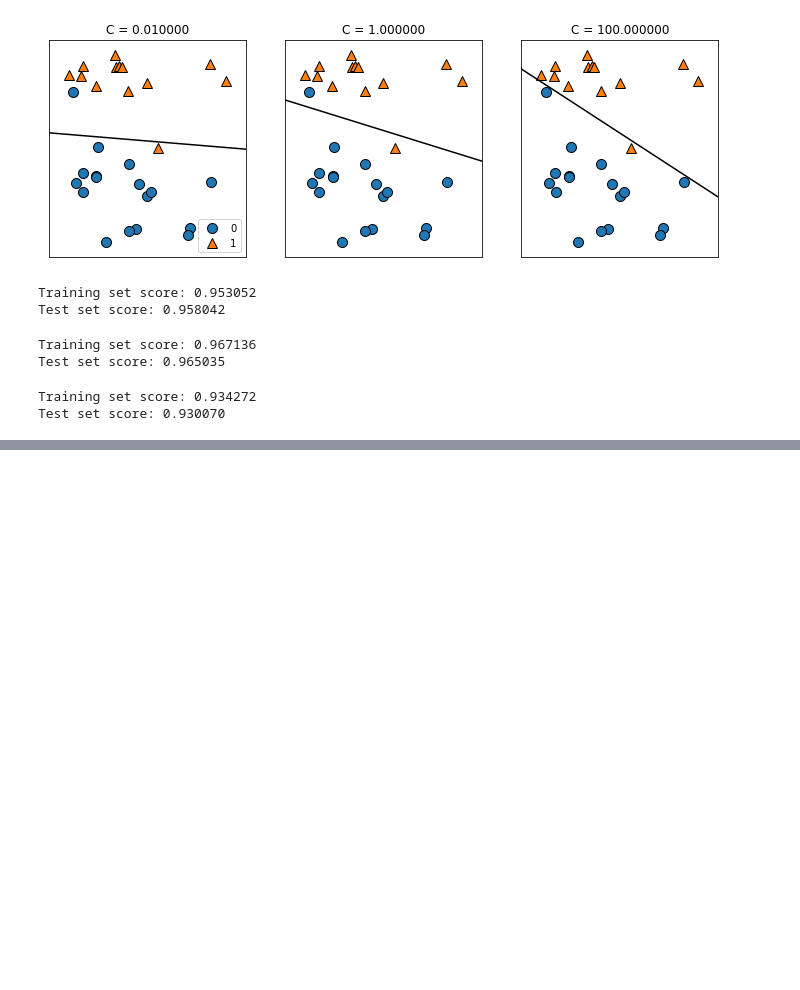
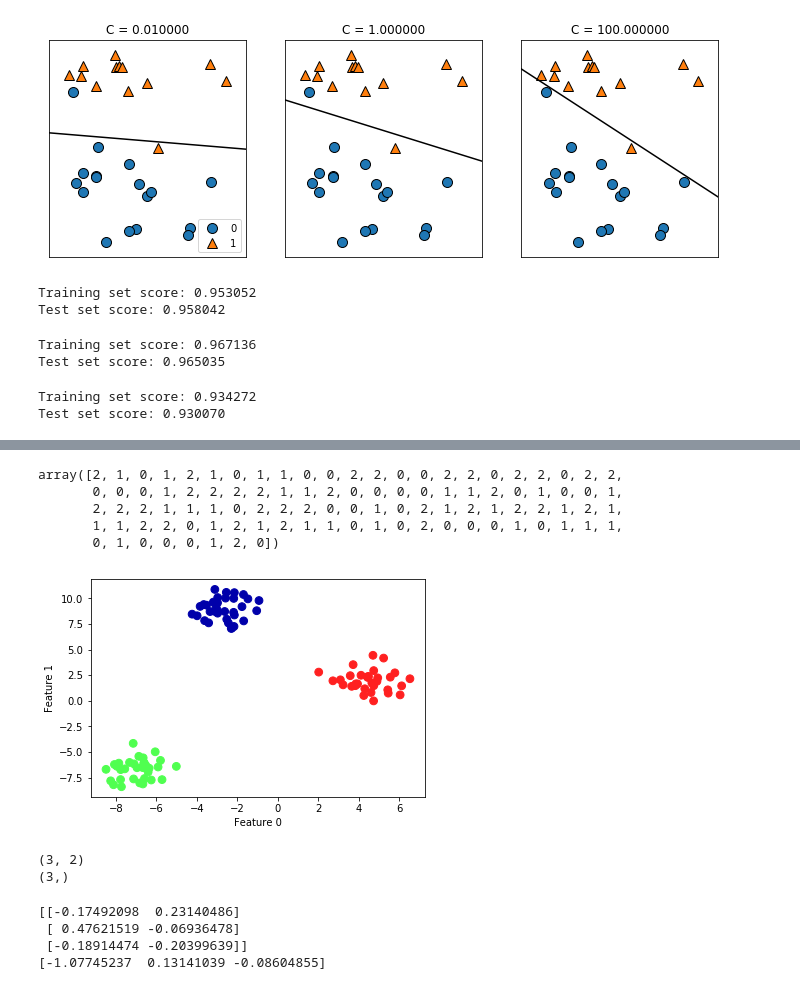
Before and after one commit to rodsveiga/ML_with_Python-Study_notes, a Jupyter notebook: Supervised_Learning.ipynb, the cells around one changed output, grey strips where cells are left out. Cells and saved outputs as stored; diff of their text form; code cells hidden in the pictures; blank space fills up the shorter version.

```diff
--- a/Supervised_Learning.ipynb
+++ b/Supervised_Learning.ipynb
@@ -573,0 +611,63 @@ plt.show()
+# %%
+# LINEAR MODELS FOR MULTICLASS CLASSIFICATION
+
+# Many linear classification models are binary models and do not extend naturally to the multi-class
+# case (with the exception of Logistic regression). A common technique to extend a binary classification
+# algorithm to a multi-class classification algorithm is the one-vs-rest approach.
+
+# One-vs-rest approach: a binary model is learned for each class, which tries to separate this class
+# from all other classes, resulting in as many binary models as there are classes.
+
+# To make a prediction, all binary classifiers are tun on a test point. The one which has the highest
+# score on its single class "wins" and this class label is returned as a prediction.
+
+# Having one binary classifier per class results in having one vector of slops and a intercept for each
+# class. The mathematics behind logistic regression are somewhat different from the one-vs-rest approach,
+# but they also result in one coefficient vector and intercept per class and the same method of prediction
+# is applied.
+
+# As a example, a two-dimensional data set will be used, where each class (three in this case) is given
+# by data sampled from a Gaussian distribution.
+
+from sklearn.datasets import make_blobs
+X, y = make_blobs(random_state=42)
+
+# We can check that our target array is not binary anymore. In this case there are three target values.
+y
+# %% [output]
+array([2, 1, 0, 1, 2, 1, 0, 1, 1, 0, 0, 2, 2, 0, 0, 2, 2, 0, 2, 2, 0, 2, 2,
+       0, 0, 0, 1, 2, 2, 2, 2, 1, 1, 2, 0, 0, 0, 0, 1, 1, 2, 0, 1, 0, 0, 1,
+       2, 2, 2, 1, 1, 1, 0, 2, 2, 2, 0, 0, 1, 0, 2, 1, 2, 1, 2, 2, 1, 2, 1,
+       1, 1, 2, 2, 0, 1, 2, 1, 2, 1, 1, 0, 1, 0, 2, 0, 0, 0, 1, 0, 1, 1, 1,
+       0, 1, 0, 0, 0, 1, 2, 0])
+# %%
+# The data is constructed in order to present three gaussian classes. The groups below are naturally
+# around its respective distribution mean.
+
+plt.scatter(X[:, 0], X[:, 1], c=y, s=60, cmap=mglearn.cm3)
+plt.xlabel("Feature 0")
+plt.ylabel("Feature 1")
+plt.show()
+# %% [output]
+[figure, added]
+# %%
+# LinearSVS classifier on the data set.
+
+linear_svm = LinearSVC().fit(X, y)
+print(linear_svm.coef_.shape)
+print(linear_svm.intercept_.shape)
+# %% [output]
+(3, 2)
+(3,)
+# %%
+# The shape of coef_ is (3,2). Each row of coef_ contains the coefficient vector for one of the
+# three classes. Each row has two entries, corresponding to the two features in the data set. The
+# intercept_ is now a one dimensional array, storing the intercepts for each class.
+
+print(linear_svm.coef_)
+print(linear_svm.intercept_)
+# %% [output]
+[[-0.17492098  0.23140486]
+ [ 0.47621519 -0.06936478]
+ [-0.18914474 -0.20399639]]
+[-1.07745237  0.13141039 -0.08604855]
```
Also changed, not shown: parts of 11 cells of this notebook.
